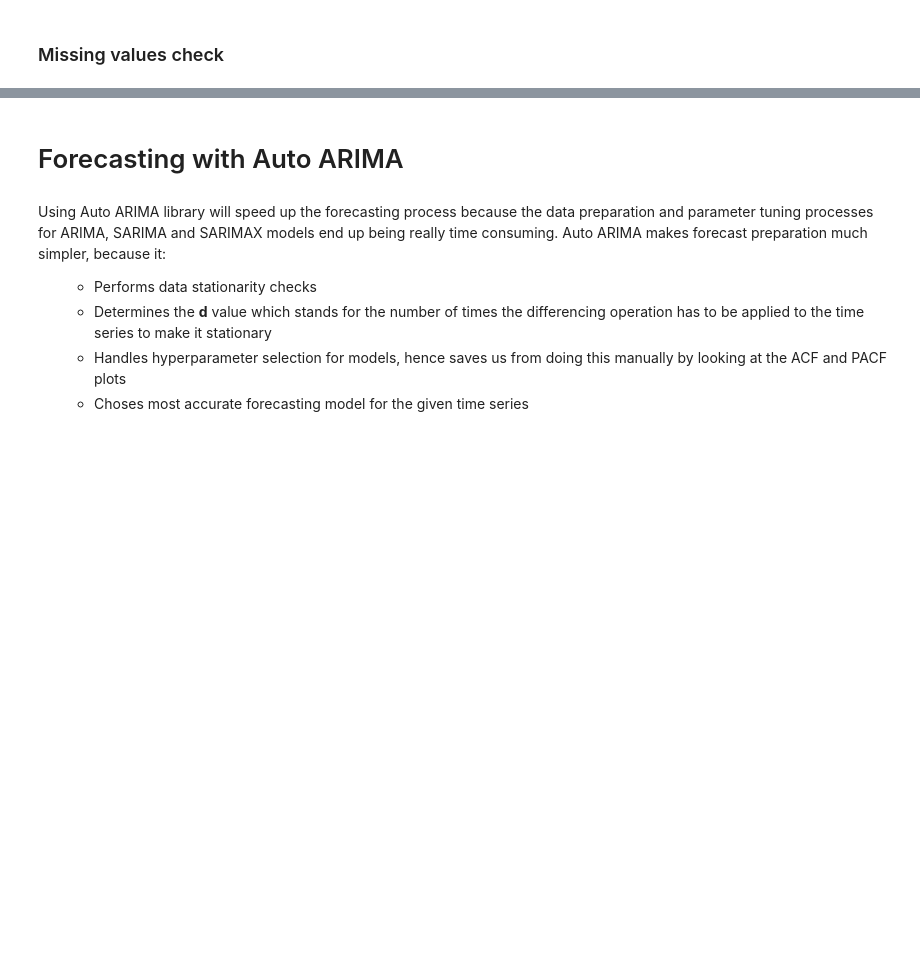
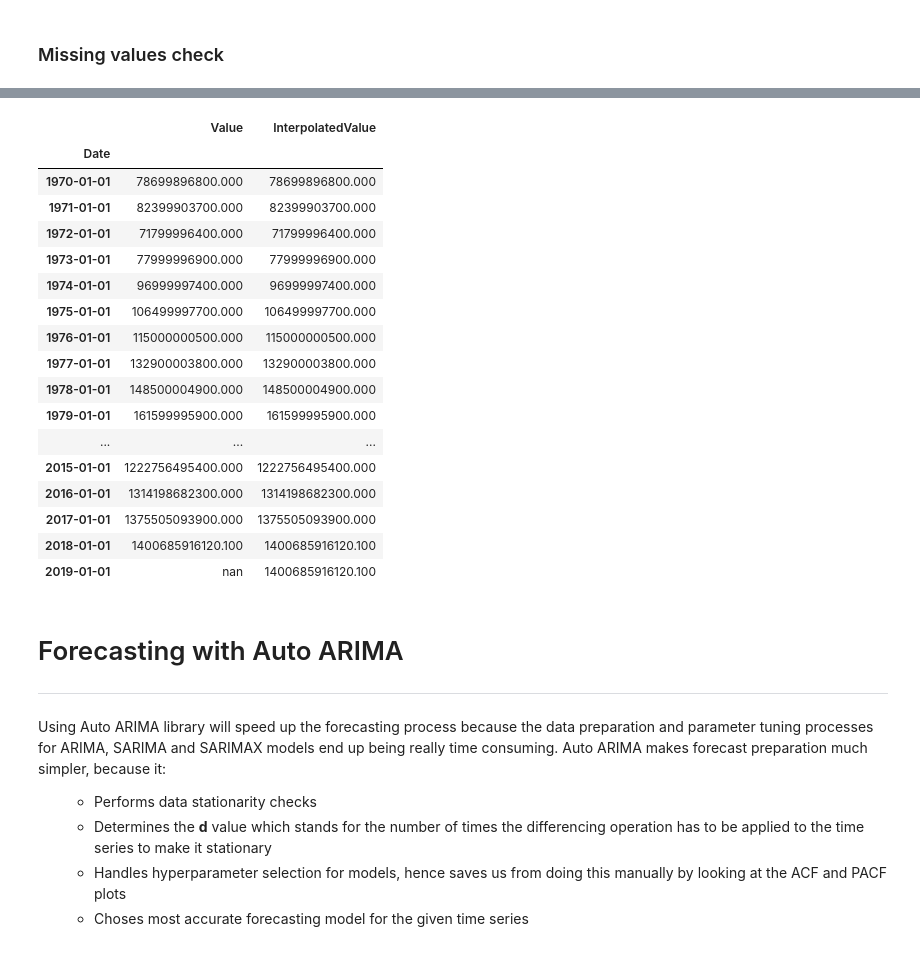
Before and after one commit to elzawie/world_bank_data_forecasting, a Jupyter notebook: world_bank_data_forecasting.ipynb, the cells around one changed output, grey strips where cells are left out. Drawn from its saved outputs; the diff is of its cells as text; code cells hidden in the pictures; blank space fills up the shorter version.

```diff
--- a/world_bank_data_forecasting.ipynb
+++ b/world_bank_data_forecasting.ipynb
@@ -47,2 +66,4 @@ time_series_df.set_index('Date', inplace=True)
+# %%
+time_series_df = pd.read_csv('data/nygdpmktpcn_afg.csv')
 # %% [markdown]
 ### Missing values check
@@ -59,0 +84,22 @@ else:
+# %%
+# Verify the interpolation results by displaying the data
+time_series_df.head(55)
+# %% [output]
+|  | Value | InterpolatedValue |
+| Date |  |  |
+| 1970-01-01 | 78699896800.000 | 78699896800.000 |
+| 1971-01-01 | 82399903700.000 | 82399903700.000 |
+| 1972-01-01 | 71799996400.000 | 71799996400.000 |
+| 1973-01-01 | 77999996900.000 | 77999996900.000 |
+| 1974-01-01 | 96999997400.000 | 96999997400.000 |
+| 1975-01-01 | 106499997700.000 | 106499997700.000 |
+| 1976-01-01 | 115000000500.000 | 115000000500.000 |
+| 1977-01-01 | 132900003800.000 | 132900003800.000 |
+| 1978-01-01 | 148500004900.000 | 148500004900.000 |
+| 1979-01-01 | 161599995900.000 | 161599995900.000 |
+| ... | ... | ... |
+| 2015-01-01 | 1222756495400.000 | 1222756495400.000 |
+| 2016-01-01 | 1314198682300.000 | 1314198682300.000 |
+| 2017-01-01 | 1375505093900.000 | 1375505093900.000 |
+| 2018-01-01 | 1400685916120.100 | 1400685916120.100 |
+| 2019-01-01 | nan | 1400685916120.100 |
@@ -60,5 +116,6 @@ else:
 # %% [markdown]
 # Forecasting with Auto ARIMA
+-----------------------------------------------------------------------------------------------------------------
 # %% [markdown]
 Using Auto ARIMA library will speed up the forecasting process because the data preparation and parameter tuning processes for ARIMA, SARIMA and SARIMAX models end up being really time consuming. Auto ARIMA makes forecast preparation much simpler, because it:
 
```
Also changed, not shown: parts of 20 cells of this notebook.
